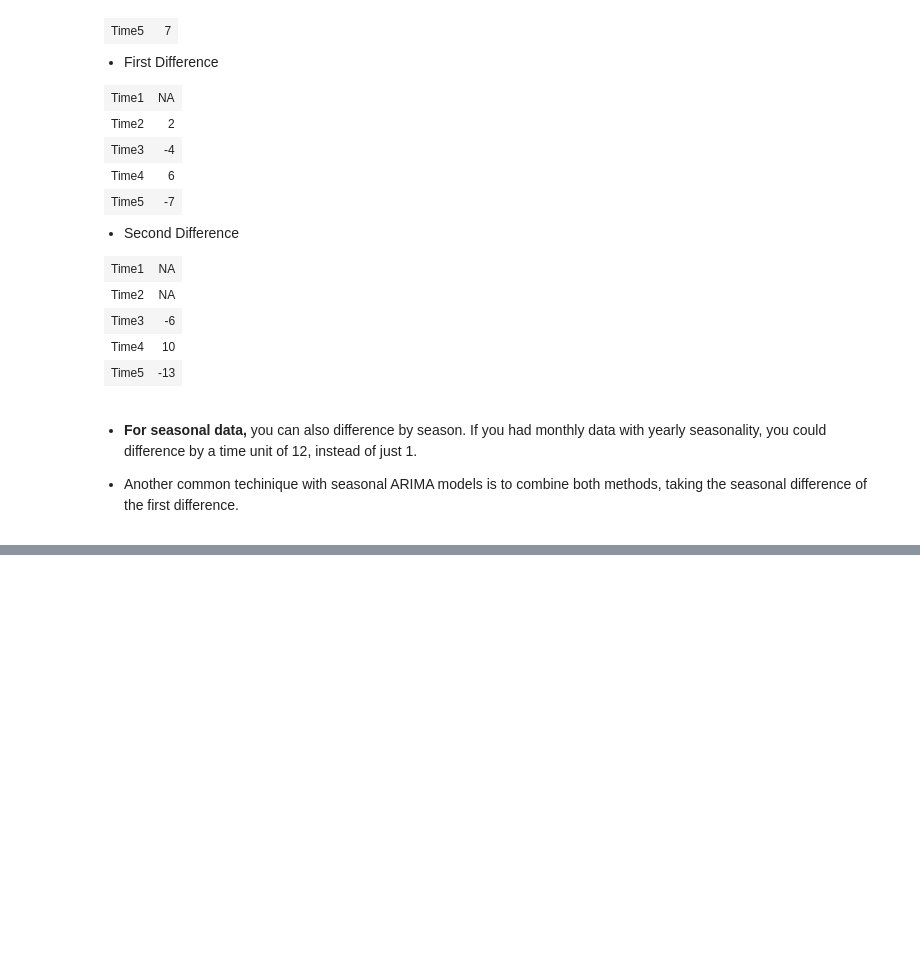
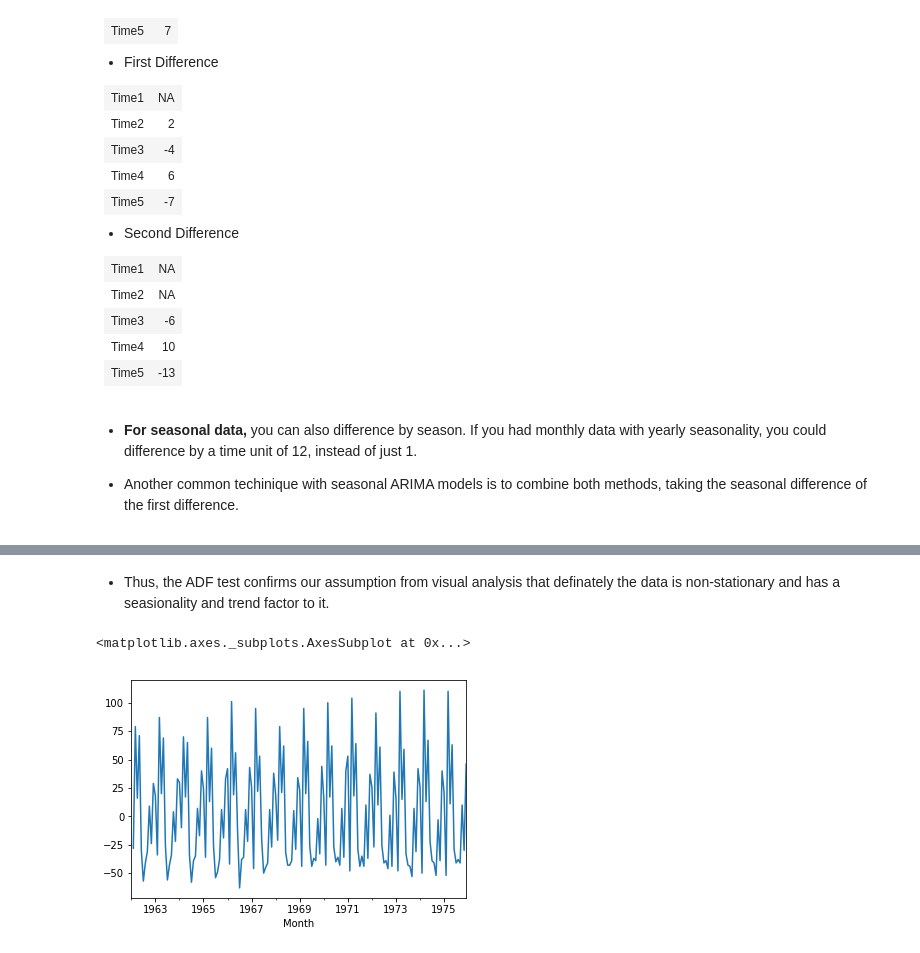
Before and after one commit to mdalvi/financial-analysis-and-algo-trading, a Jupyter notebook: time-series-analysis/time_series_analysis_notes.ipynb, the cells around one changed output, grey strips where cells are left out. Saved outputs shown, nothing was run; the diff lists cells and outputs as text; code cells hidden in the pictures; blank space fills up the shorter version.

```diff
--- a/time-series-analysis/time_series_analysis_notes.ipynb
+++ b/time-series-analysis/time_series_analysis_notes.ipynb
@@ -382,0 +576,9 @@ ___
+# %% [markdown]
+* Thus, the ADF test confirms our assumption from visual analysis that definately the data is non-stationary and has a seasionality and trend factor to it.
+# %%
+# Now making the data stationary
+df['First Difference'] = df['Milk in Pounds per Cow'] - df['Milk in Pounds per Cow'].shift(1)
+df['First Difference'].plot()
+# %% [output]
+<matplotlib.axes._subplots.AxesSubplot at 0x...>
+[figure, added]
```
Also changed, not shown: parts of 67 cells of this notebook.
